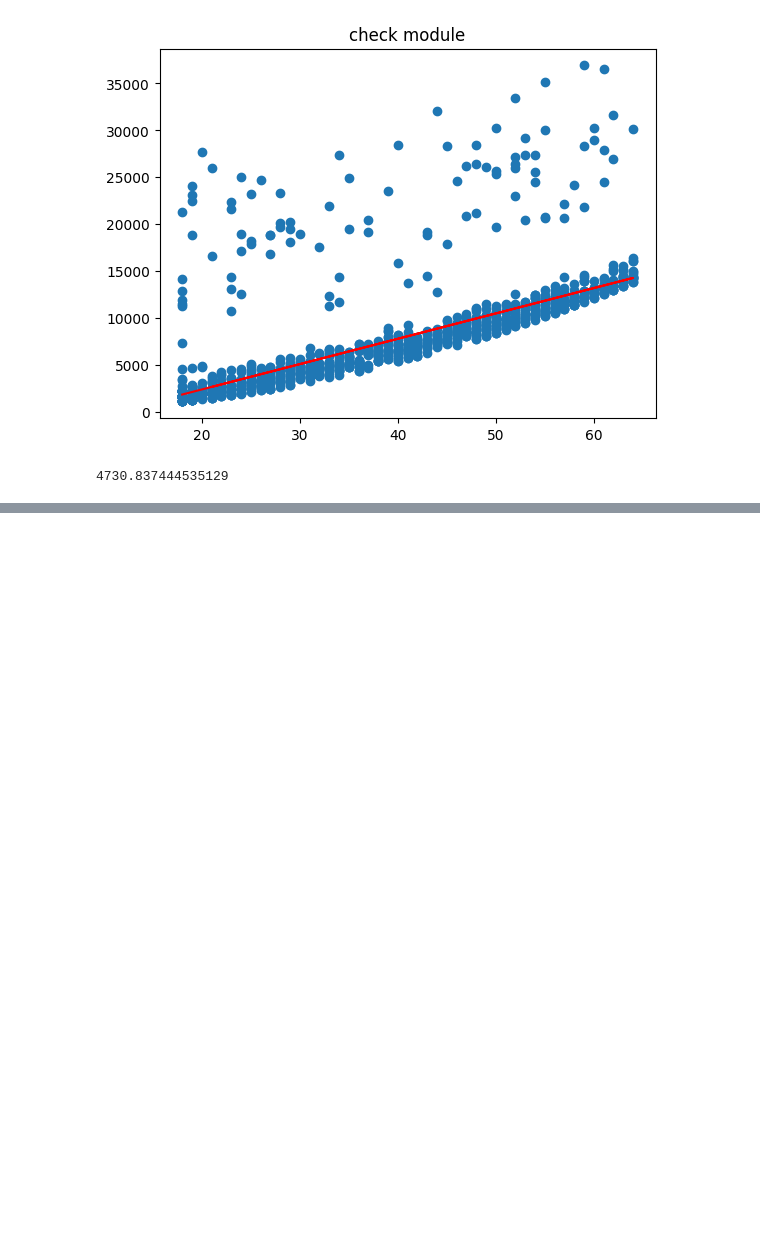
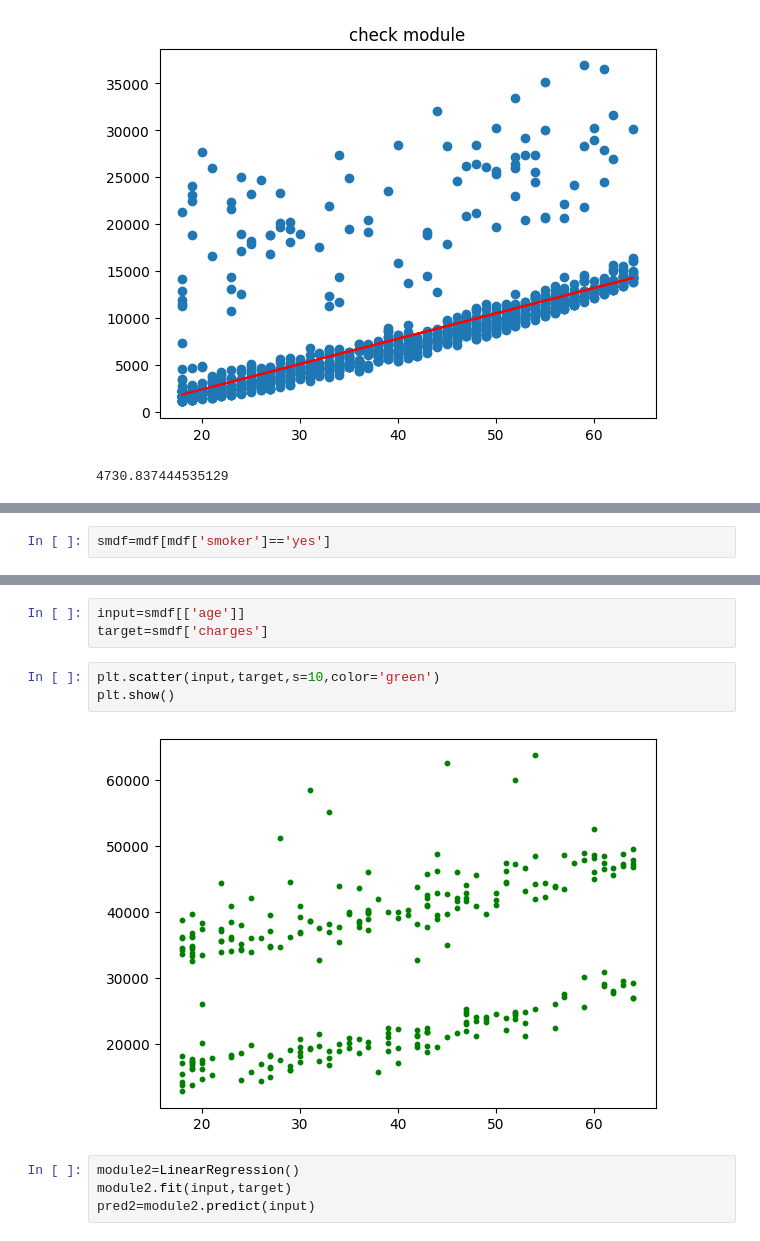
Before and after one commit to abolfazlshahsavaryyy/sklearn, a Jupyter notebook: sklearn.ipynb, the cells around one changed output, grey strips where cells are left out. Drawn from its saved outputs; the diff is of its cells as text; blank space fills up the shorter version.

```diff
--- a/sklearn.ipynb
+++ b/sklearn.ipynb
@@ -270,0 +338,2 @@ try_astemed(270,-3000)
+# %%
+smdf=mdf[mdf['smoker']=='yes']
@@ -270,0 +356,12 @@ try_astemed(270,-3000)
+# %%
+input=smdf[['age']]
+target=smdf['charges']
+# %%
+plt.scatter(input,target,s=10,color='green')
+plt.show()
+# %% [output]
+[figure, added]
+# %%
+module2=LinearRegression()
+module2.fit(input,target)
+pred2=module2.predict(input)
```
Also changed, not shown: parts of 21 cells of this notebook.
